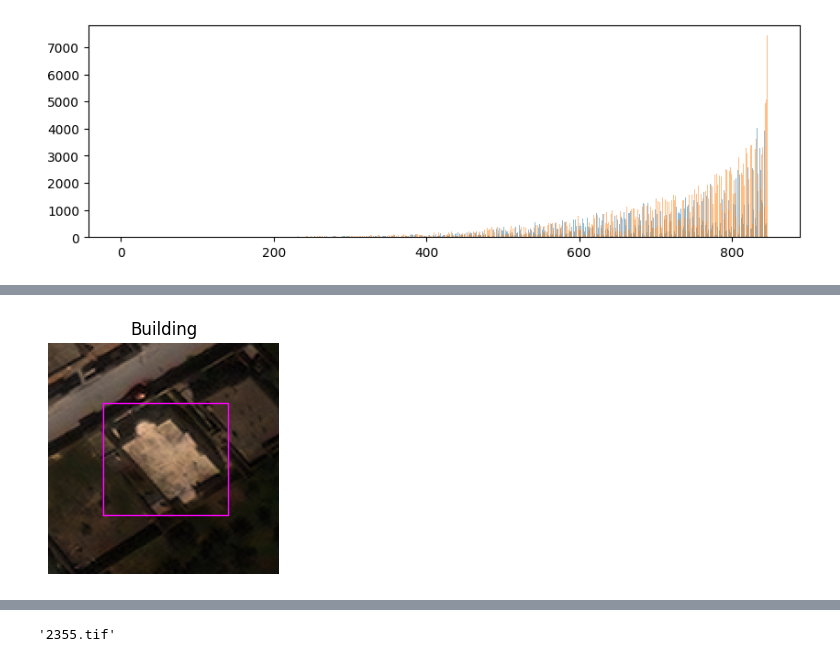
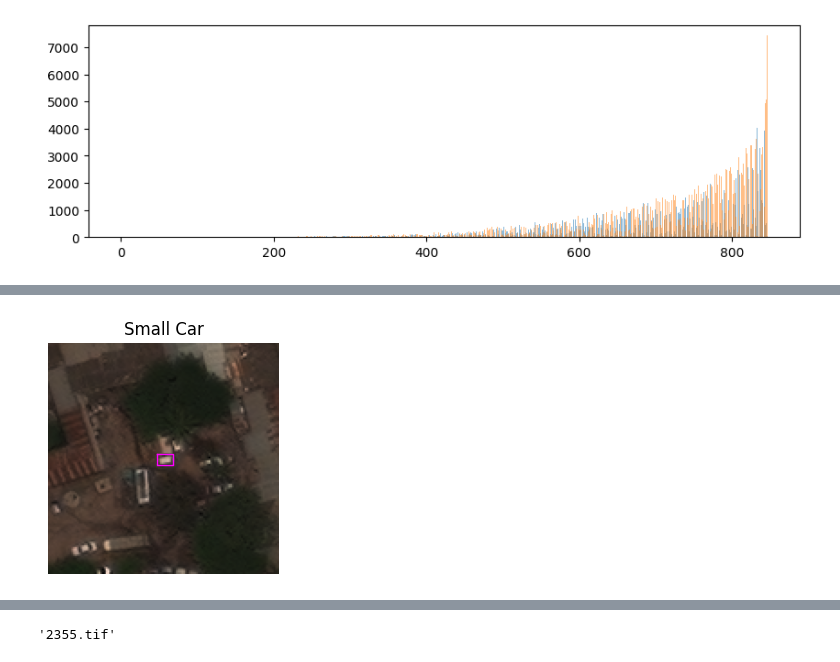
Before and after one commit to dpanas/clear-dear, a Jupyter notebook: notebooks/dp-0-data-explore-2-xView.ipynb, the cells around one changed output, grey strips where cells are left out. Cells and saved outputs as stored; diff of their text form; code cells hidden in the pictures.

```diff
--- a/notebooks/dp-0-data-explore-2-xView.ipynb
+++ b/notebooks/dp-0-data-explore-2-xView.ipynb
@@ -108,12 +69,10 @@ _ = df.groupby('cat').count()['type_id'].plot(kind='bar')
 # %%
-dfg = df.groupby('image_id').agg(
-    {
-        'type_id': [
-            len, lambda x: len(set(x)),
-            lambda x: len([y for y in x if y == 18]),
-            lambda x: len([y for y in x if y == 73])
-        ]
-    }
-).droplevel(level=0,axis=1).rename(
-    columns= {'<lambda_0>': 'n_cats', 'len': 'n_labels', '<lambda_1>':'n_cars', '<lambda_2>':'n_buildings'}
+dfg = df.groupby('image_id').agg({
+    'cat_id': [ len, lambda x: len(set(x)),
+                lambda x: len([y for y in x if y in sdut.xView_car_set]),
+                lambda x: len([y for y in x if y in sdut.xView_bus_truck_set]),
+                lambda x: len([y for y in x if y == 73])]
+}).droplevel(level=0,axis=1).rename(
+    columns= {'<lambda_0>': 'n_cats', 'len': 'n_labels', '<lambda_1>':'n_cars', '<lambda_2>':'n_bus_trucks', '<lambda_3>':'n_buildings'}
 )
+dfg.head(3)
@@ -120,7 +85,9 @@ dfg = df.groupby('image_id').agg(
 # %%
-for item in dfg.index:
+start = tm.time()
+for item in dfg.index[:15]:
     try:
-        image_ = sduti.to_numpy( sduti.load_image( f'{data_path}{item}'))
+        image_ = sdut.to_numpy( sdut.load_image( f'{data_path}{item}'))
         dfg.loc[ item, ['dims','mean','var']] = str(image_.shape), image_.mean(), image_.var()
     except FileNotFoundError:
         print( f'{item} is missing...')
+print(f'Took {(tm.time()-start)/60} mins')
@@ -149,5 +121,5 @@ print(f'{len(target_ims)} images')
 # %%
-sample_im_name = target_ims[0]
+sample_im_name = '1175.tif'#target_ims[11]
 df_ = df.loc[ df['image_id']== sample_im_name]
 image_ = sdut.to_numpy( sdut.load_image( f'{data_path}{sample_im_name}'))
 xmax, ymax, _ = image_.shape
@@ -166,11 +147,7 @@ ax = splo.plot_single(image_[0:300,:,:][:,0:600,:], figsize= (3,6))
+# %%
+idx_ = df_.loc[ (df_.car_flag==1 ) & (df_.feature_area < 80)].index
 # %%
-which = 623
-bbox_np = sgut.bbox_np(df_.iloc[ which]['bbox'])
-category = df_.iloc[ which]['cat']
-image_bbox_np, bbox_inner_np = sgut.center_on_bbox( bbox_np, 128, xmax, ymax)
-if image_bbox is not None:
-    ax = splo.plot_single( sgut.crop_to_bbox( image_, image_bbox_np), figsize= (3,3))
-    splo.plot_bbox( *sgut.bbox_np( bbox_inner_np), ax= ax)
-    ax.set_title( category)
+bbox_np, category = df_.loc[ idx_[6]][['bbox_np','cat']]
+plot_object_in_context( bbox_np, category, image_)
 # %% [output]
-[figure, old version]
+[figure, new version]
```
Also changed, not shown: parts of 30 cells of this notebook, 4 other files.
